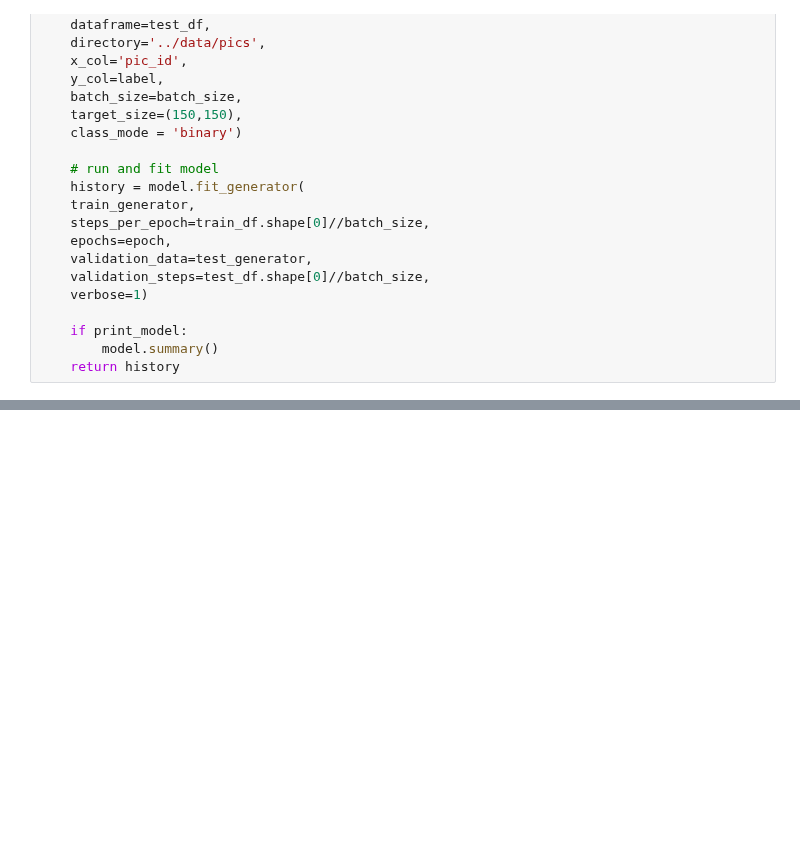
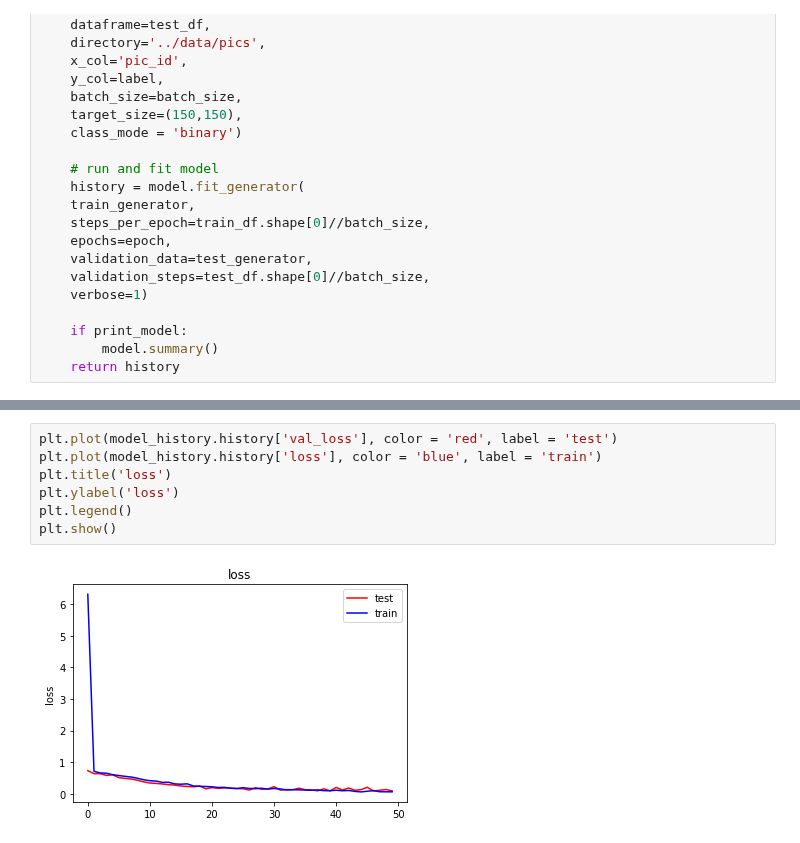
Before and after one commit to mzhou356/img2recommender, a Jupyter notebook: notebooks/vgg16_model_tuning.ipynb, the cells around one changed output, grey strips where cells are left out. Saved outputs shown, nothing was run; the diff lists cells and outputs as text; blank space fills up the shorter version.

```diff
--- a/notebooks/vgg16_model_tuning.ipynb
+++ b/notebooks/vgg16_model_tuning.ipynb
@@ -250,0 +312,9 @@ _________________________________________________________________
+# %%
+plt.plot(model_history.history['val_loss'], color = 'red', label = 'test')
+plt.plot(model_history.history['loss'], color = 'blue', label = 'train')
+plt.title('loss')
+plt.ylabel('loss')
+plt.legend()
+plt.show()
+# %% [output]
+[figure, added]
```
Also changed, not shown: parts of 12 cells of this notebook, 3 other files.
